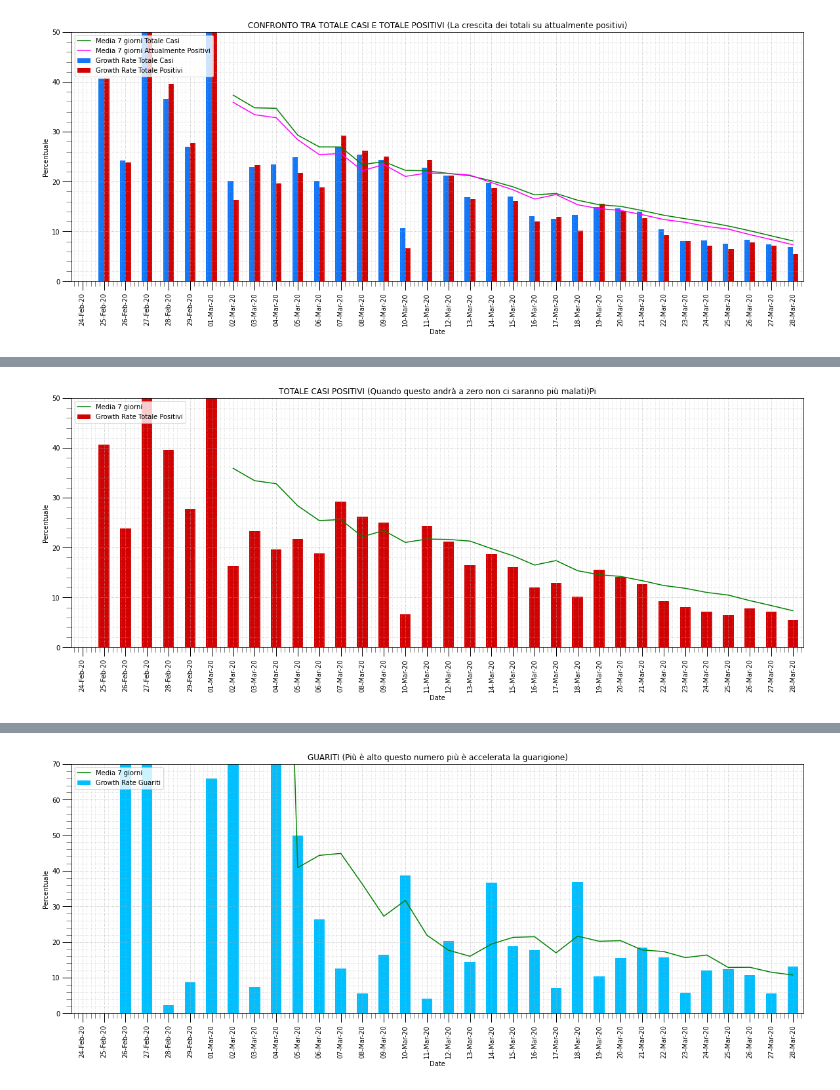
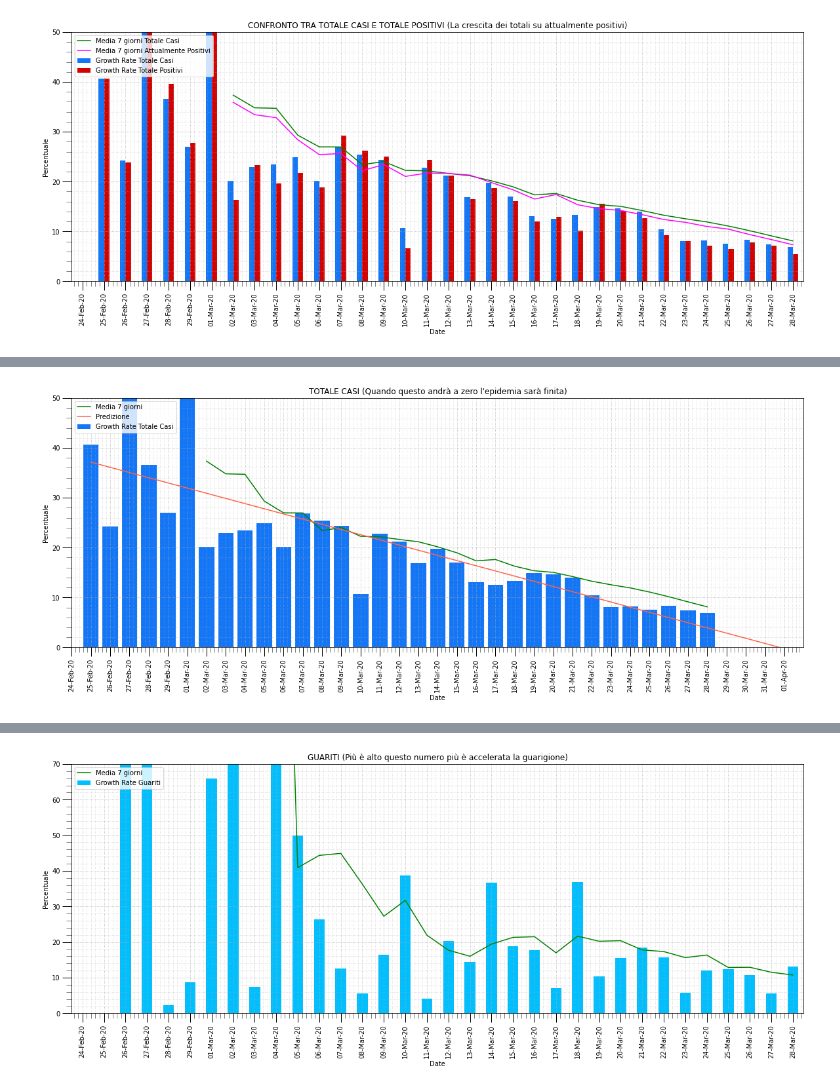
Before and after one commit to pasalino/Covid-19-PyAnalysis, a Jupyter notebook: Covid-19.ipynb, the cells around one changed output, grey strips where cells are left out. Saved outputs shown, nothing was run; the diff lists cells and outputs as text; code cells hidden in the pictures.

```diff
--- a/Covid-19.ipynb
+++ b/Covid-19.ipynb
@@ -145,6 +147,20 @@ def show_table(df, tail=1):
     if 'data' in df.columns:
         df = df.drop('data',axis=1)
     return df.rename(columns = NAME_LABELS).tail(tail)
+
+
+def interpolate(serie):
+    X_mean = len(serie)/2
+    Y_mean = np.mean(serie)
+    num = 0
+    den = 0
+    for i in range(1, len(X)):
+        num += (i - X_mean)*(Y[i] - Y_mean)
+        den += (i - X_mean)**2
+    m = num / den
+    c = Y_mean - m*X_mean
+    x_max= abs(c/m)
+    return[1, x_max], [m+c, m*x_max+c]
 # %% [markdown]
 ## Dati Nazionali
 # %%
@@ -407,16 +407,29 @@ beautify_graph(ax)
-# %%
-plot = ['attualmente_positivi_percent']
-
-labels = ['Growth Rate Totale Positivi']
-ax = avg_trend.plot(kind='bar', x='data', y=plot, color=[COL_ATTUALMENTE_POSITIVI], rot=90, label=labels)
-
-plot = ['avg_att_positivi']
-labels = ['Media 7 giorni']
-ay = avg_trend.plot(kind='line', x='data', y=plot, color=[COL_AVG], rot=90, label=labels, ax=ax)
-
-ax.set_ylim(0,50)
-ax.set_title("TOTALE CASI POSITIVI (Quando questo andrà a zero non ci saranno più malati)Pi")
-ax.set_ylabel('Percentuale')
-beautify_graph(ax)
-# %% [output]
-[figure, removed]
+# %%
+series = avg_trend['totale_casi_percent'].tolist()
+inter = interpolate(avg_trend['totale_casi_percent'])
+
+x_max=math.floor(inter[0][1]) + 2
+fill_elements_len =x_max - len(series)
+
+#Crea le label delle date
+start_date = datetime.datetime.strptime(avg_trend['data'].iloc[0],'%d-%b-%y')
+x = [datetime.datetime.strftime(start_date + datetime.timedelta(days = x),'%d-%b-%y') for x in range(x_max)]
+
+#Riempie le colonne vuote del grafico
+fill = [0 for x in range(fill_elements_len)]
+y=range(len(series+fill))
+
+fig, ax = plt.subplots()
+
+ax.bar(x, series+fill, color=[COL_TOTALE_CASI], label='Growth Rate Totale Casi')
+ay = avg_trend.plot(kind='line', x='data', y=['avg_totale'], color=[COL_AVG], rot=90, label=['Media 7 giorni'], ax=ax)
+plt.plot(inter[0], inter[1], color='tomato', label='Predizione')
+
+ax.set_xlim(0,x_max)
+ax.set_ylim(0,50)
+ax.set_title("TOTALE CASI (Quando questo andrà a zero l'epidemia sarà finita)")
+ax.set_ylabel('Percentuale')
+ax.set_xticklabels(x, rotation=90)
+beautify_graph(ax)
+# %% [output]
+[figure, added]
```
Also changed, not shown: parts of 5 cells of this notebook.
